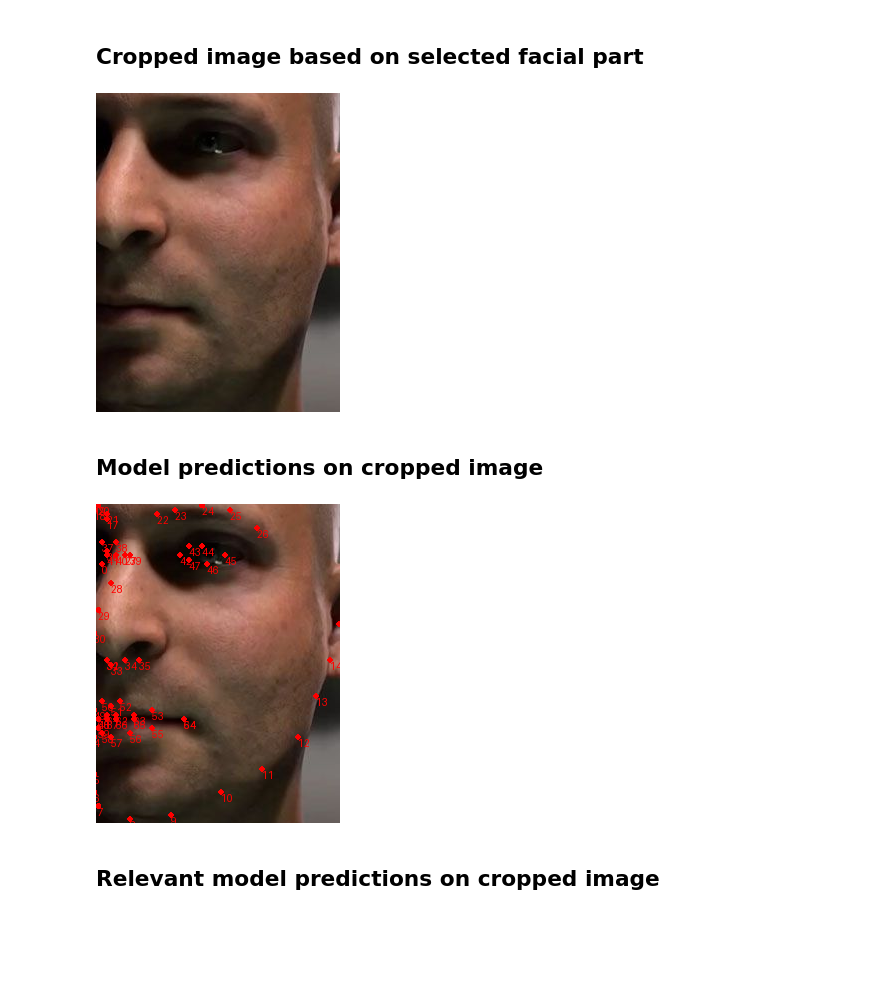
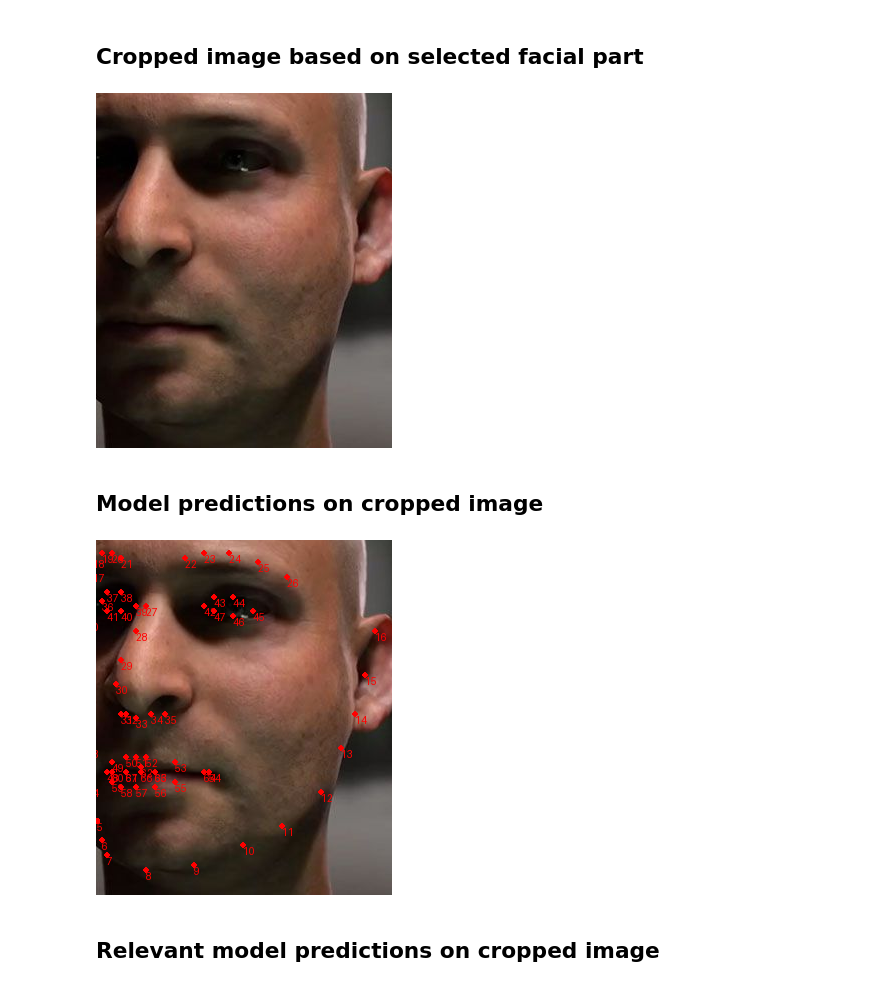
Before and after one commit to Giskard-AI/giskard-vision, a Jupyter notebook: examples/criteria1_partial_faces.ipynb, the cells around one changed output. Cells and saved outputs as stored; diff of their text form; code cells hidden in the pictures; blank space fills up the shorter version.

```diff
--- a/examples/criteria1_partial_faces.ipynb
+++ b/examples/criteria1_partial_faces.ipynb
@@ -24,10 +26,10 @@ draw_marks(image, [picked_landmarks], ["green"], [True])
 # %%
 
 from loreal_poc.transformation_functions.transformation_functions import crop_based_on_facial_part
-cropped_ds = crop_based_on_facial_part(ds, facial_part, rel_margin=0.01)
+cropped_ds = crop_based_on_facial_part(ds, facial_part, rel_margin=0.05)
 cropped_image = cropped_ds.all_images[chosen_idx]
 cropped_image
 # %% [output]
-[figure, old version]
+[figure, new version]
 # %% [markdown]
 ## Model predictions on cropped image
@@ -34,9 +38,8 @@ cropped_image
 # %%
-model = FaceAlignmentModel()
 predictions = model.predict(cropped_ds, [chosen_idx])
 draw_marks(cropped_image, [predictions[0]], ["red"], [True])
 # %% [output]
-[figure, old version]
+[figure, new version]
 # %% [markdown]
 ## Relevant model predictions on cropped image
 # %%
```
Also changed, not shown: parts of 8 cells of this notebook, 1 other file.
